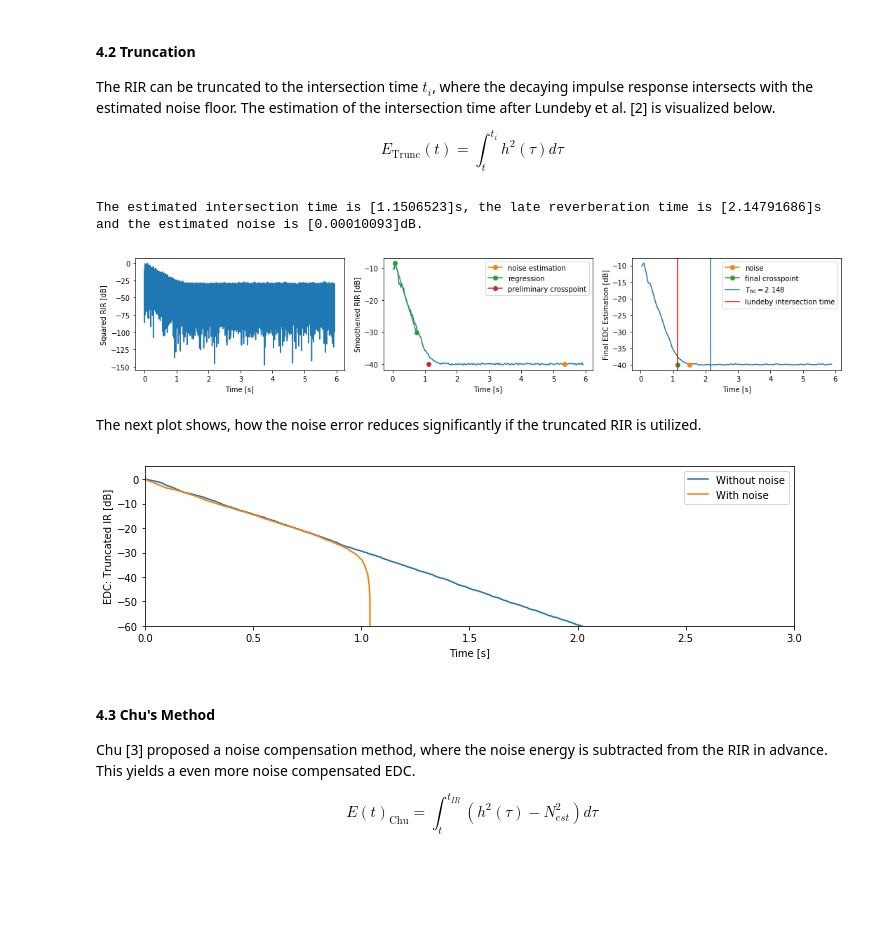
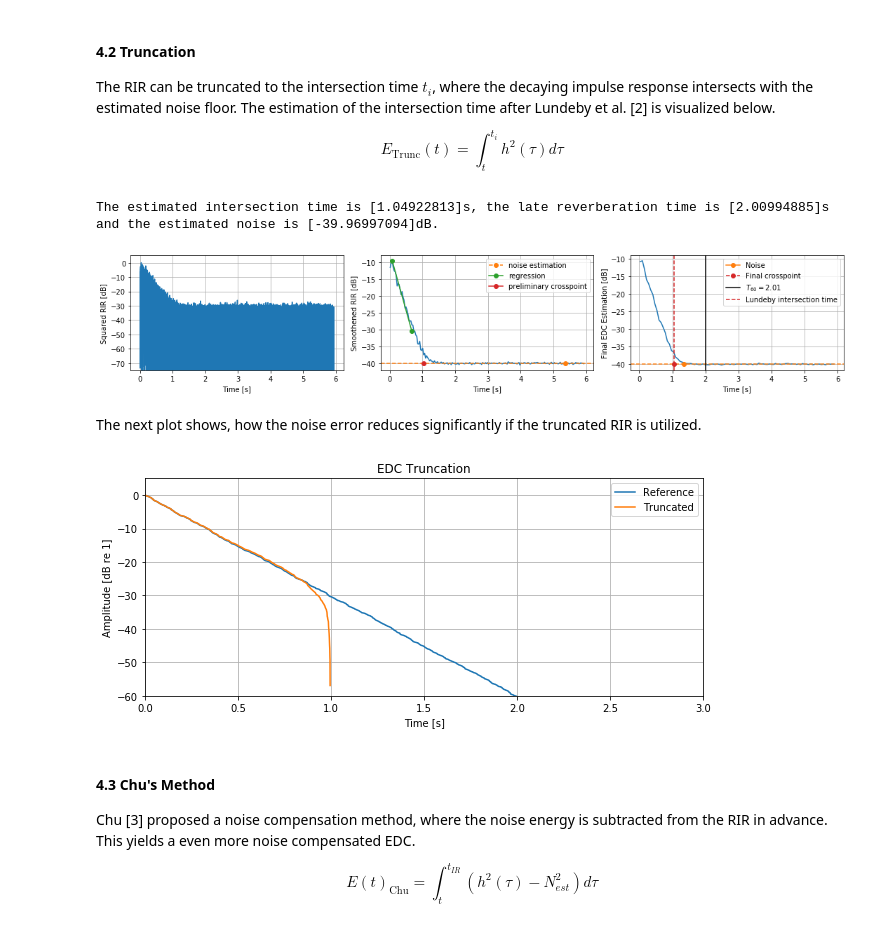
Before and after one commit to pyfar/pyrato, a Jupyter notebook: getting_started.ipynb, the cells around one changed output. Drawn from its saved outputs; the diff is of its cells as text; code cells hidden in the pictures; blank space fills up the shorter version.

```diff
--- a/getting_started.ipynb
+++ b/getting_started.ipynb
@@ -15,8 +35,8 @@ In order to generate an analytic transfer function of a room, the fundamental ch
 # %%
 sampling_rate = 44100
 room_dimensions = [3, 2, 2]
-src_pos = [1, 1.5, 2]
-rec_pos = [2, 0.5, 1]
+src_pos = [0.33, 1.55, 1]
+rec_pos = [2.21, 0.34, 1.2]
 t_60 = 2
 max_freq = 1000
 n_samples = 2**18
@@ -138,0 +143,12 @@ plt.tight_layout()
+# %%
+rir_noise_shifted = enh.preprocess_rir(rir_1_noise, time_shift=True)[0]
+edc_full_rir = ra.schroeder_integration(np.squeeze(rir_noise_shifted), is_energy=True)
+rir_shifted = enh.preprocess_rir(rir_1, time_shift=True)[0]
+edc_full_rir_compare = ra.schroeder_integration(np.squeeze(rir_shifted), is_energy=True)
+edc_full_rir /= edc_full_rir[0]
+edc_full_rir_compare /= edc_full_rir_compare[0]
+
+plt.figure(figsize=(10, 4))
+plot_time(edc_full_rir_compare, sampling_rate, log_prefix=10, label='Reference')
+plot_time(edc_full_rir, sampling_rate, log_prefix=10, label='With Noise')
+plt.ylim(-60)
@@ -147,29 +166,26 @@ intersection_time, late_reveberation_time, noise_level = enh.intersection_time_l
         rir_1_noise, sampling_rate=sampling_rate, freq='broadband', is_energy=False,
         time_shift=False, channel_independent=False, plot=True)
 
-output_string = "The estimated intersection time is {}s, the late reverberation time is {}s and the estimated noise is {}dB.".format(intersection_time, late_reveberation_time, noise_level)
+output_string = "The estimated intersection time is {}s, the late reverberation time is {}s and the estimated noise is {}dB.".format(intersection_time, late_reveberation_time, 10*np.log10(np.abs(noise_level)))
 print(output_string)
 # %% [output]
-The estimated intersection time is [1.1506523]s, the late reverberation time is [2.14791686]s and the estimated noise is [0.00010093]dB.
+The estimated intersection time is [1.04922813]s, the late reverberation time is [2.00994885]s and the estimated noise is [-39.96997094]dB.
-[figure, old version]
+[figure, new version]
 # %% [markdown]
 The next plot shows, how the noise error reduces significantly if the truncated RIR is utilized.
 # %%
 edc_truncation = enh.energy_decay_curve_truncation(
         rir_1_noise, sampling_rate, freq='broadband', is_energy=False, time_shift=True,
         channel_independent=False, normalize=True, plot=False)
 
-plt.figure(figsize=(10, 3))
-plt.plot(time_vector, 10*np.log10(edc_full_rir_compare), label='Without noise')
-plt.plot(time_vector, 10*np.log10(edc_truncation.T), label='With noise')
-plt.xlabel('Time [s]')
-plt.ylabel('EDC: Truncated IR [dB]')
-plt.ylim(-60)
-plt.xlim(0,3)
-plt.legend()
-plt.tight_layout()
+plt.figure(figsize=(10, 4))
+plot_time(edc_full_rir_compare, sampling_rate, log_prefix=10, label='Reference')
+plot_time(edc_truncation, sampling_rate, log_prefix=10, label='Truncated')
+plt.ylim(-60);
+plt.xlim(0, 3)
+plt.title("EDC Truncation");
 # %% [output]
-[figure, old version]
+[figure, new version]
 # %% [markdown]
 #### 4.3 Chu's Method
 
```
Also changed, not shown: parts of 17 cells of this notebook.
